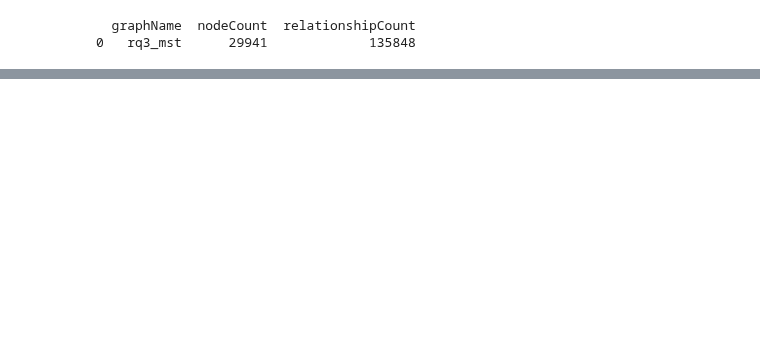
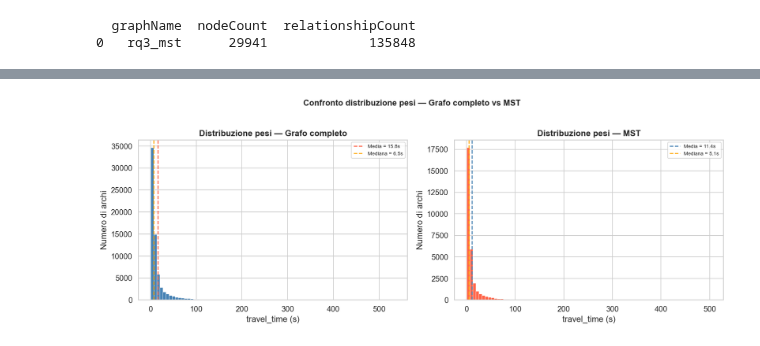
Before and after one commit to Bit-Pitt/BDA, a Jupyter notebook: GA.ipynb, the cells around one changed output, grey strips where cells are left out. Cells and saved outputs as stored; diff of their text form; code cells hidden in the pictures; blank space fills up the shorter version.

```diff
--- a/GA.ipynb
+++ b/GA.ipynb
@@ -1715,0 +1707,89 @@ RETURN name
+# %%
+# ── Confronto MST vs grafo completo
+total_edges = run_scalar("MATCH ()-[r:ROAD]->() RETURN count(r)")
+total_weight = run_scalar("MATCH ()-[r:ROAD]->() RETURN sum(r.travel_time)")
+
+print(f"\n=== MST vs Grafo completo ===")
+print(f"Archi grafo completo: {total_edges:,}")
+print(f"Archi MST:            {len(mst_df):,}  ({len(mst_df)/total_edges*100:.1f}% del totale)")
+print(f"Peso totale grafo:    {total_weight:.1f} s")
+print(f"Peso totale MST:      {mst_df['travel_time'].sum():.1f} s ({mst_df['travel_time'].sum()/total_weight*100:.1f}% del totale)")
+
+# Recupera pesi grafo completo
+full_weights = run_query("""
+    MATCH ()-[r:ROAD]->()
+    RETURN r.travel_time AS travel_time
+""")
+
+
+fig, axes = plt.subplots(1, 2, figsize=(14, 5))
+
+# ── Grafico 1: Grafo completo ─────────────────────────────────────────────
+axes[0].hist(full_weights['travel_time'], bins=80,
+             color='steelblue', edgecolor='white', linewidth=0.5)
+axes[0].axvline(full_weights['travel_time'].mean(), color='tomato', linestyle='--',
+                label=f"Media = {full_weights['travel_time'].mean():.1f}s")
+axes[0].axvline(full_weights['travel_time'].median(), color='orange', linestyle='--',
+                label=f"Mediana = {full_weights['travel_time'].median():.1f}s")
+axes[0].set_xlabel('travel_time (s)')
+axes[0].set_ylabel('Numero di archi')
+axes[0].set_title('Distribuzione pesi — Grafo completo', fontweight='bold')
+axes[0].legend(fontsize=8)
+
+# ── Grafico 2: MST ────────────────────────────────────────────────────────
+axes[1].hist(mst_df['travel_time'], bins=80,
+             color='tomato', edgecolor='white', linewidth=0.5)
+axes[1].axvline(mst_df['travel_time'].mean(), color='steelblue', linestyle='--',
+                label=f"Media = {mst_df['travel_time'].mean():.1f}s")
+axes[1].axvline(mst_df['travel_time'].median(), color='orange', linestyle='--',
+                label=f"Mediana = {mst_df['travel_time'].median():.1f}s")
+axes[1].set_xlabel('travel_time (s)')
+axes[1].set_ylabel('Numero di archi')
+axes[1].set_title('Distribuzione pesi — MST', fontweight='bold')
+axes[1].legend(fontsize=8)
+
+plt.suptitle('Confronto distribuzione pesi — Grafo completo vs MST',
+             fontweight='bold', fontsize=13, y=1.02)
+plt.tight_layout()
+plt.show()
+
+# Annotazioni statistiche
+for i, (data, label) in enumerate(zip(
+    [full_weights['travel_time'], mst_df['travel_time']],
+    ['Completo', 'MST']
+), start=1):
+    axes[1].text(i, data.max() * 0.95,
+                 f"μ={data.mean():.1f}s\nσ={data.std():.1f}s",
+                 ha='center', fontsize=8)
+
+plt.suptitle('Confronto distribuzione pesi — Grafo completo vs MST',
+             fontweight='bold', fontsize=13, y=1.02)
+plt.tight_layout()
+plt.show()
+
+print(f"{'':20} {'Grafo completo':>18} {'MST':>12}")
+print("-" * 52)
+for stat, f, m in [
+    ('Media (s)',   full_weights['travel_time'].mean(),   mst_df['travel_time'].mean()),
+    ('Mediana (s)', full_weights['travel_time'].median(), mst_df['travel_time'].median()),
+    ('Std (s)',     full_weights['travel_time'].std(),    mst_df['travel_time'].std()),
+    ('Max (s)',     full_weights['travel_time'].max(),    mst_df['travel_time'].max()),
+    ('Min (s)',     full_weights['travel_time'].min(),    mst_df['travel_time'].min()),
+]:
+    print(f"{stat:20} {f:>18.1f} {m:>12.1f}")
+
+# Confronto archi e peso MST vs grafo completo
+categories = ['Grafo completo', 'MST']
+axes[1].bar(categories,
+            [total_edges, len(mst_df)],
+            color=['steelblue', 'tomato'], edgecolor='white')
+axes[1].set_ylabel('Numero di archi')
+axes[1].set_title('Archi: Grafo completo vs MST', fontweight='bold')
+for i, v in enumerate([total_edges, len(mst_df)]):
+    axes[1].text(i, v + 100, f'{v:,}', ha='center', fontsize=9)
+
+plt.suptitle('Minimum Spanning Tree — Rete Stradale Modena',
+             fontweight='bold', fontsize=13, y=1.02)
+plt.tight_layout()
+plt.show()
+# %% [output]
@@ -1715,0 +1801 @@ RETURN name
+[figure, added]
```
Also changed, not shown: parts of 34 cells of this notebook.
